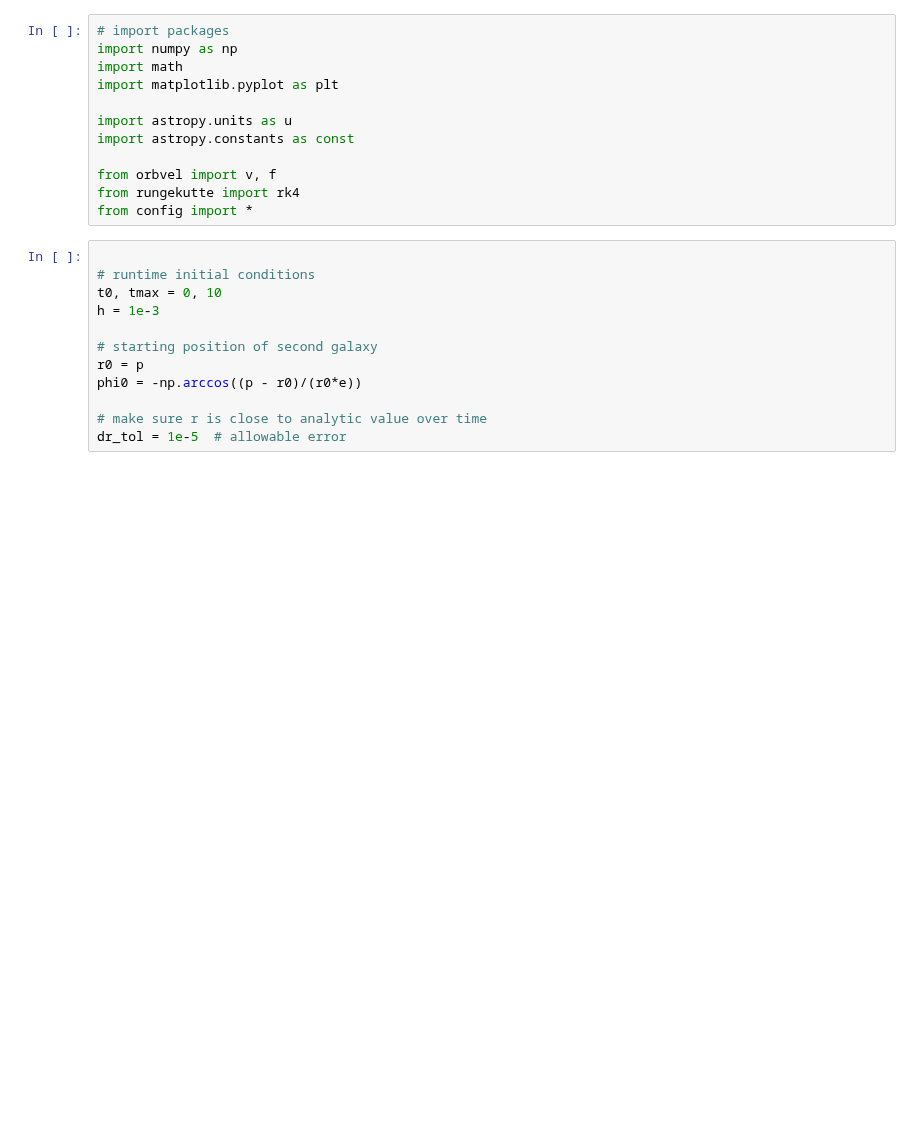
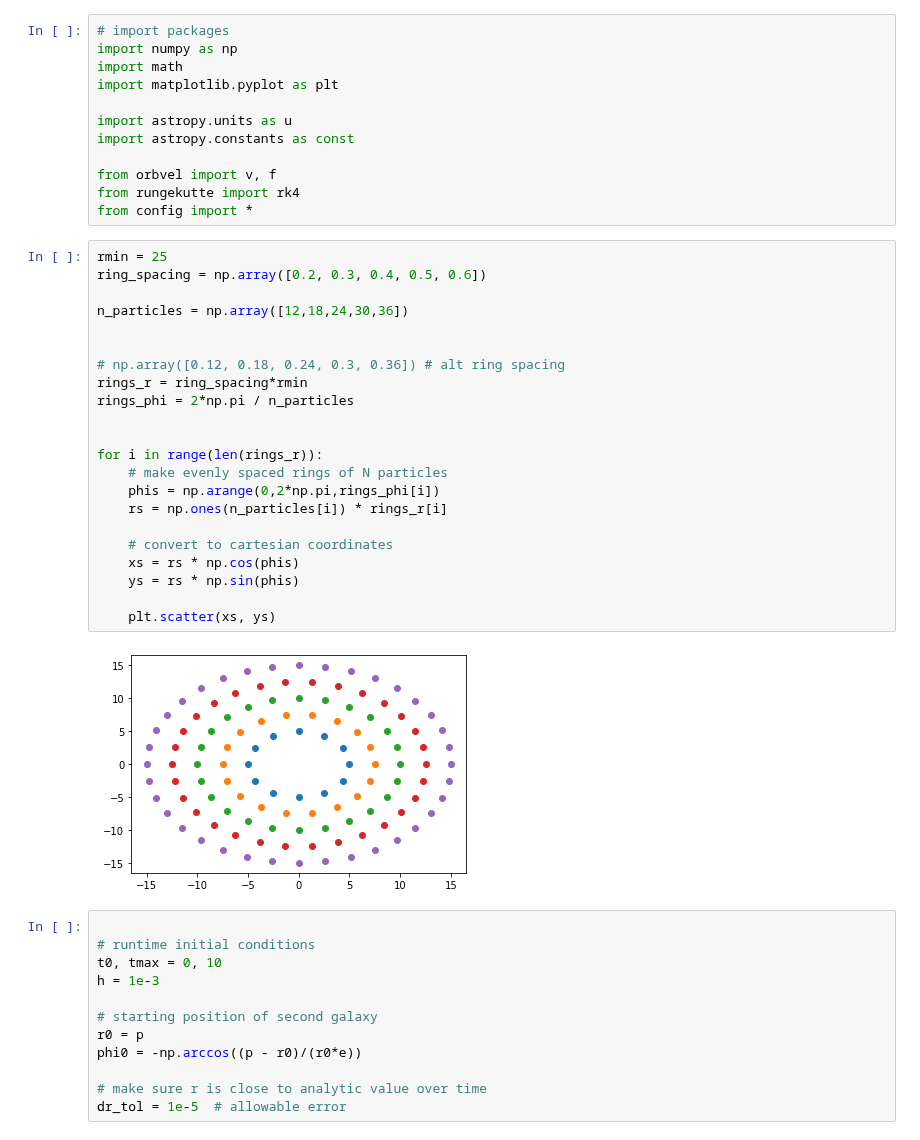
Before and after one commit to q-pratz-chem/Interacting_Galaxies, a Jupyter notebook: project2_sandbox.ipynb, the cells around one changed output. Drawn from its saved outputs; the diff is of its cells as text; blank space fills up the shorter version.

Commit message:
adding particles around one galaxy

```diff
--- a/project2_sandbox.ipynb
+++ b/project2_sandbox.ipynb
@@ -10,6 +10,30 @@ import astropy.constants as const
 from orbvel import v, f
 from rungekutte import rk4
 from config import *
+# %%
+rmin = 25
+ring_spacing = np.array([0.2, 0.3, 0.4, 0.5, 0.6])
+
+n_particles = np.array([12,18,24,30,36])
+
+
+# np.array([0.12, 0.18, 0.24, 0.3, 0.36]) # alt ring spacing
+rings_r = ring_spacing*rmin
+rings_phi = 2*np.pi / n_particles
+
+
+for i in range(len(rings_r)):
+    # make evenly spaced rings of N particles
+    phis = np.arange(0,2*np.pi,rings_phi[i])
+    rs = np.ones(n_particles[i]) * rings_r[i]
+
+    # convert to cartesian coordinates
+    xs = rs * np.cos(phis)
+    ys = rs * np.sin(phis)
+
+    plt.scatter(xs, ys)
+# %% [output]
+[figure, added]
 # %%
 
 # runtime initial conditions
```
Also changed, not shown: 2 other files.
